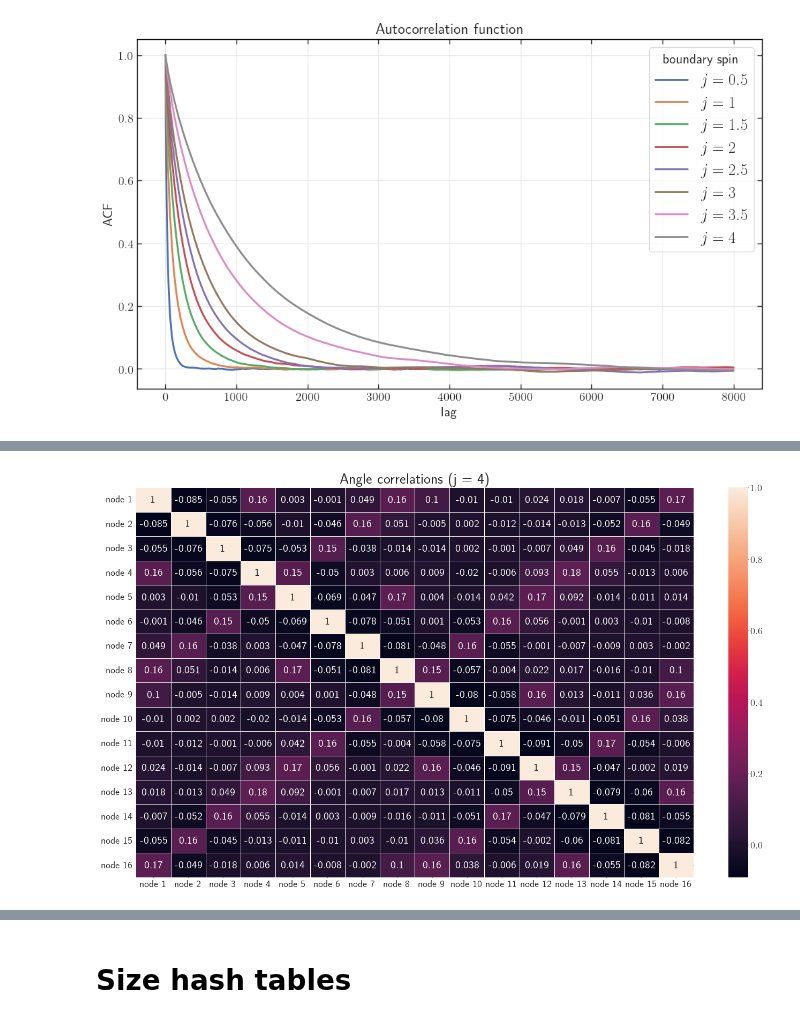
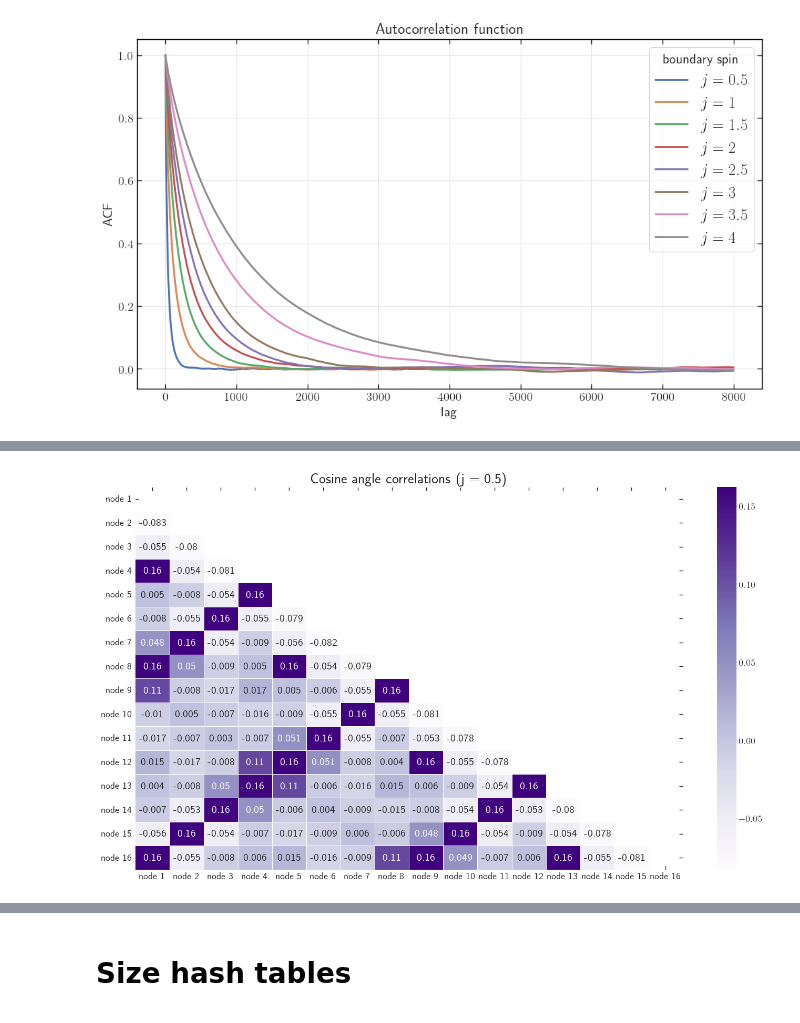
Before and after one commit to PietropaoloFrisoni/MCMC_16_cells_spinfoam, a Jupyter notebook: notebooks/Operators.ipynb, the cells around one changed output, grey strips where cells are left out. Cells and saved outputs as stored; diff of their text form; code cells hidden in the pictures.

Commit message:
assembling and plotting operators

```diff
--- a/notebooks/Operators.ipynb
+++ b/notebooks/Operators.ipynb
@@ -702,17 +704,17 @@ chains_assembled = 30
 
 node = 1
 
+# MH parameters
+spin = 0.5
+sigma = 0.4
+length = 1000000
+burnin = 10
+chains = 30
+
 df = pd.read_csv(
-    f"{data_folder}/j_4/N_1000000__sigma_0.3__burnin_10/operators/angles/correlations/chains_assembled_30.csv",
+    f"{data_folder}/j_{spin}/N_{length}__sigma_{sigma}__burnin_{burnin}/operators/angles/correlations/chains_assembled_{chains}.csv",
     low_memory=False,
     index_col=0,
 )
 
-# scatter requires a column with spins
-# spin_list = [0.5, 1, 1.5, 2, 2.5, 3, 3.5, 4]
-# regular_cos_angles = [-0.33333 for i in range(0, 8)]
-
-# df["lag"] = df.index
-
-# df["spin"] = spin_list
-# df["reg_angles"] = regular_cos_angles
+df = df.round(decimals=3)
@@ -741,16 +741,18 @@ df
 # %%
 scale = 1.4
+
+mask = np.triu(np.ones_like(df, dtype=bool))
 
 # df.style.background_gradient(cmap="coolwarm", axis=None).set_precision(2)
 plt.figure(figsize=(12 * scale, 6.75 * scale))
 # plt.figure(figsize=(11, 8))
 ax = plt.axes()
-sns.heatmap(df, annot=True, linewidth=0.5, cmap="rocket", ax=ax)
+sns.heatmap(df, annot=True, mask=mask, linewidth=0.5, cmap="Purples", ax=ax)
 
-ax.set_title("Angle correlations (j = 4)", fontsize=20)
+ax.set_title(f"Cosine angle correlations (j = {spin})", fontsize=20)
 
 # save the plot
-printfile = "./plots/angles_correlations"
+printfile = f"./plots/angles_correlations_spin_{spin}"
 plt.savefig(printfile + ".svg")
 # %% [output]
-[figure, old version]
+[figure, new version]
```
Also changed, not shown: parts of 6 cells of this notebook, 7 other files.
